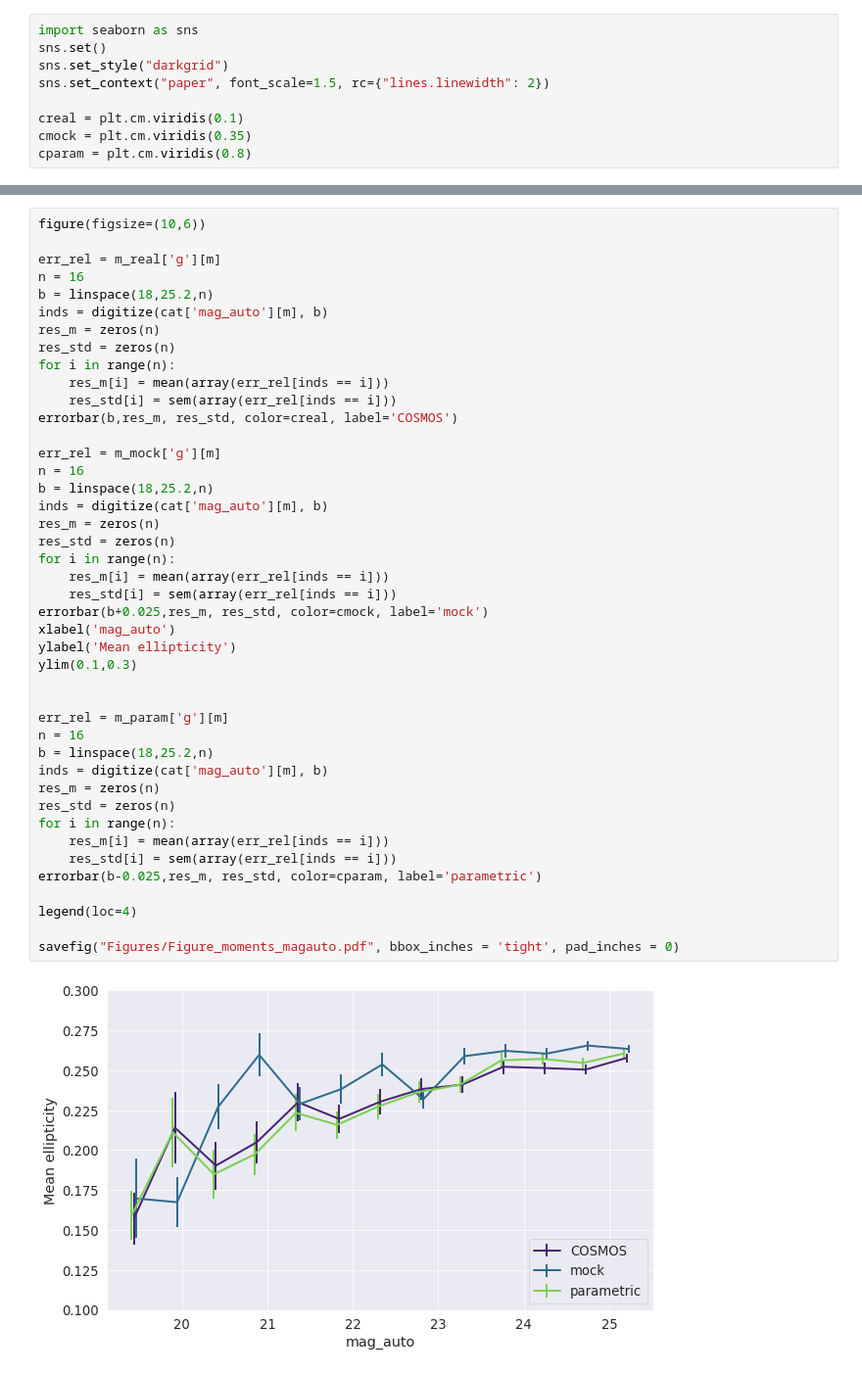
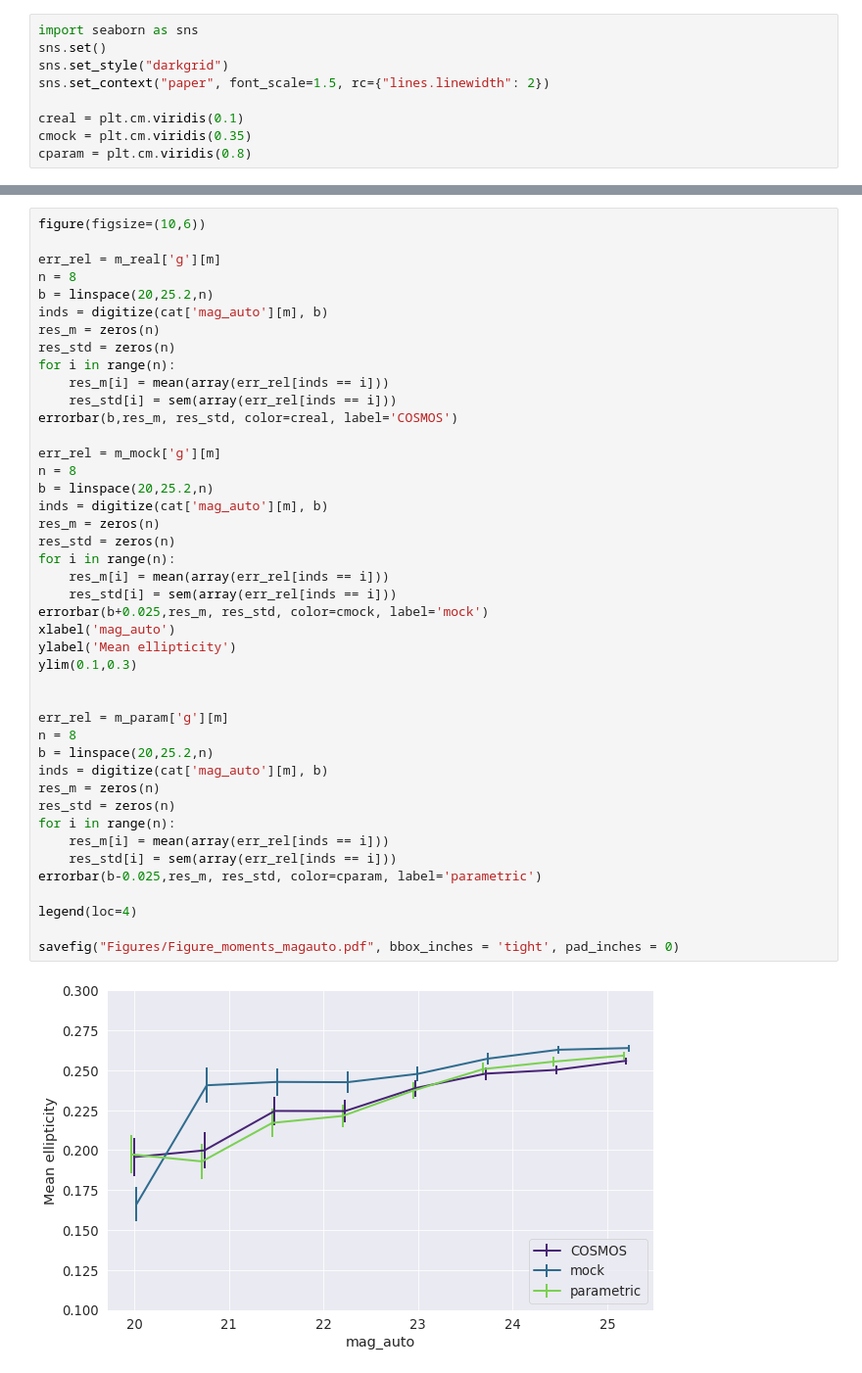
Before and after one commit to McWilliamsCenter/deep_galaxy_models, a Jupyter notebook: Figure_Moments.ipynb, the cells around one changed output, grey strips where cells are left out. Shown at 98% size. Drawn from its saved outputs; the diff is of its cells as text.

```diff
--- a/Figure_Moments.ipynb
+++ b/Figure_Moments.ipynb
@@ -91,8 +92,8 @@ Mean param size: 0.1779 +/-0.0011
 figure(figsize=(10,6))
 
 err_rel = m_real['g'][m]
-n = 16
-b = linspace(18,25.2,n)
+n = 8
+b = linspace(20,25.2,n)
 inds = digitize(cat['mag_auto'][m], b)
 res_m = zeros(n)
 res_std = zeros(n)
@@ -100,35 +101,35 @@ for i in range(n):
     res_m[i] = mean(array(err_rel[inds == i]))
     res_std[i] = sem(array(err_rel[inds == i]))
 errorbar(b,res_m, res_std, color=creal, label='COSMOS')
 
 err_rel = m_mock['g'][m]
-n = 16
-b = linspace(18,25.2,n)
+n = 8
+b = linspace(20,25.2,n)
 inds = digitize(cat['mag_auto'][m], b)
 res_m = zeros(n)
 res_std = zeros(n)
 for i in range(n):
     res_m[i] = mean(array(err_rel[inds == i]))
     res_std[i] = sem(array(err_rel[inds == i]))
 errorbar(b+0.025,res_m, res_std, color=cmock, label='mock')
 xlabel('mag_auto')
 ylabel('Mean ellipticity')
 ylim(0.1,0.3)
 
 
 err_rel = m_param['g'][m]
-n = 16
-b = linspace(18,25.2,n)
+n = 8
+b = linspace(20,25.2,n)
 inds = digitize(cat['mag_auto'][m], b)
 res_m = zeros(n)
 res_std = zeros(n)
 for i in range(n):
     res_m[i] = mean(array(err_rel[inds == i]))
     res_std[i] = sem(array(err_rel[inds == i]))
 errorbar(b-0.025,res_m, res_std, color=cparam, label='parametric')
 
 legend(loc=4)
 
 savefig("Figures/Figure_moments_magauto.pdf", bbox_inches = 'tight', pad_inches = 0)
 # %% [output]
-[figure, old version]
+[figure, new version]
```
Also changed, not shown: parts of 2 cells of this notebook, 5 other files.
